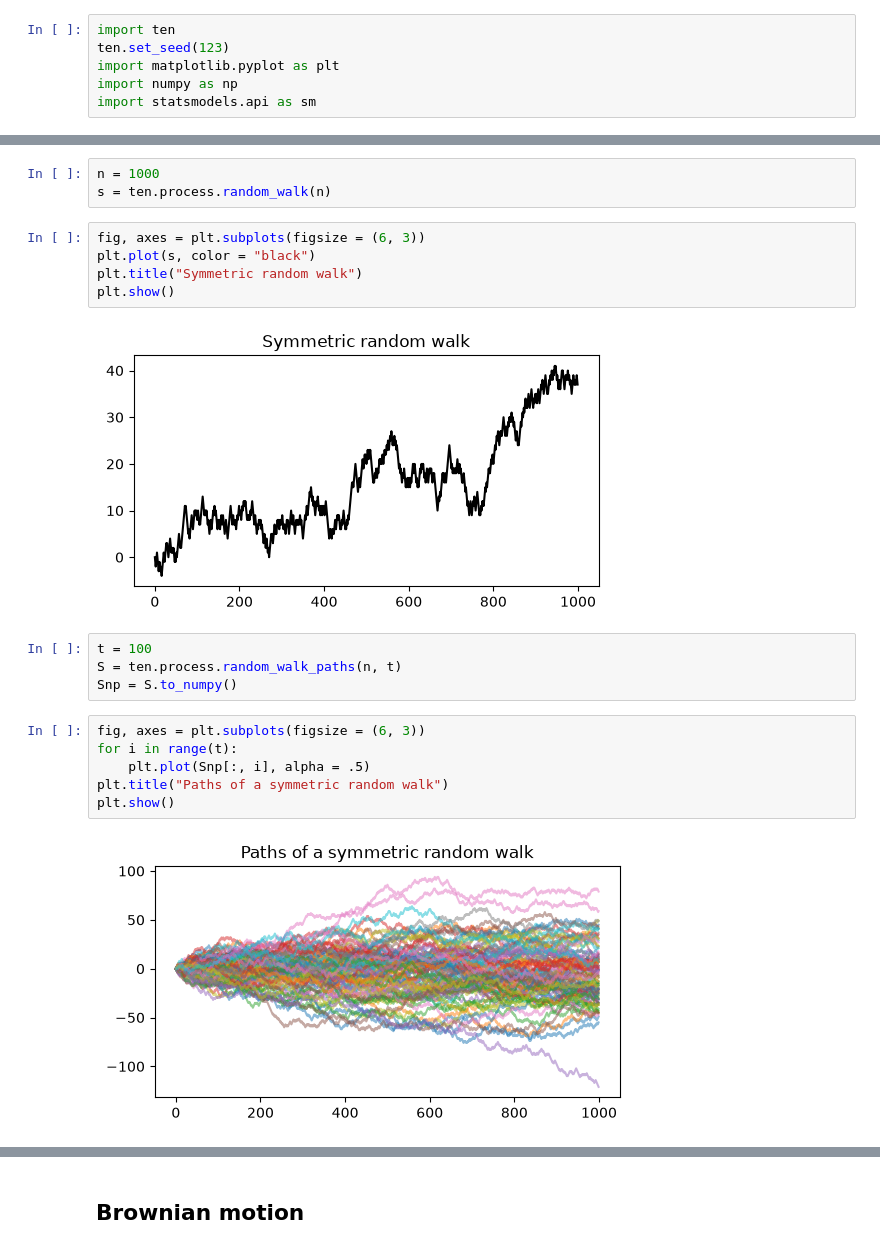
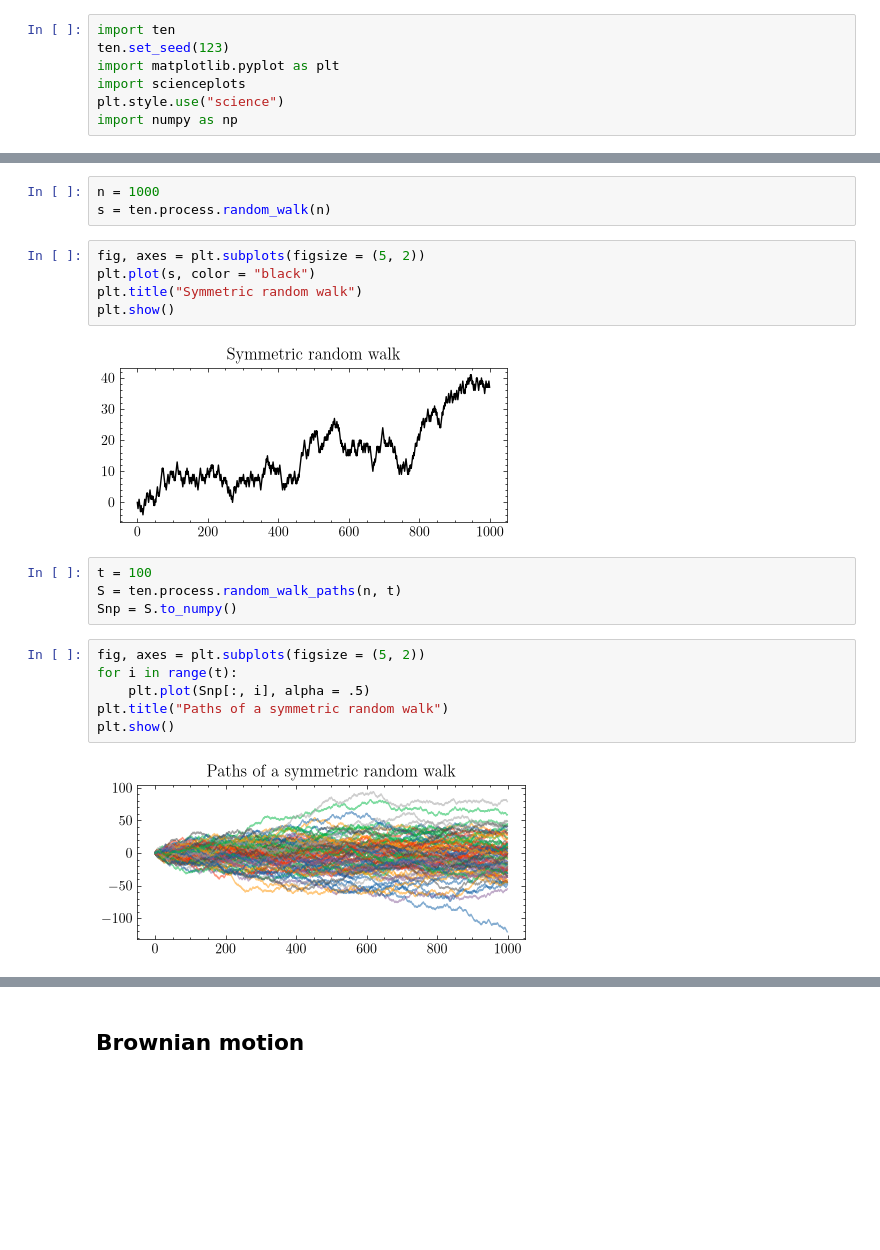
Before and after one commit to istmarc/ten-notebooks, a Jupyter notebook: notebooks/18.Process.ipynb, the cells around one changed output, grey strips where cells are left out. Cells and saved outputs as stored; diff of their text form; blank space fills up the shorter version.

```diff
--- a/notebooks/18.Process.ipynb
+++ b/notebooks/18.Process.ipynb
@@ -4,32 +4,33 @@
 import ten
 ten.set_seed(123)
 import matplotlib.pyplot as plt
+import scienceplots
+plt.style.use("science")
 import numpy as np
-import statsmodels.api as sm
 # %% [markdown]
 ## Symmetric random walk
 # %%
 n = 1000
 s = ten.process.random_walk(n)
 # %%
-fig, axes = plt.subplots(figsize = (6, 3))
+fig, axes = plt.subplots(figsize = (5, 2))
 plt.plot(s, color = "black")
 plt.title("Symmetric random walk")
 plt.show()
 # %% [output]
-[figure, old version]
+[figure, new version]
 # %%
 t = 100
 S = ten.process.random_walk_paths(n, t)
 Snp = S.to_numpy()
 # %%
-fig, axes = plt.subplots(figsize = (6, 3))
+fig, axes = plt.subplots(figsize = (5, 2))
 for i in range(t):
     plt.plot(Snp[:, i], alpha = .5)
 plt.title("Paths of a symmetric random walk")
 plt.show()
 # %% [output]
-[figure, old version]
+[figure, new version]
 # %%
 fig, axes = plt.subplots(5, 5, figsize = (8, 4))
 k = 0
```
Also changed, not shown: parts of 8 cells of this notebook.
